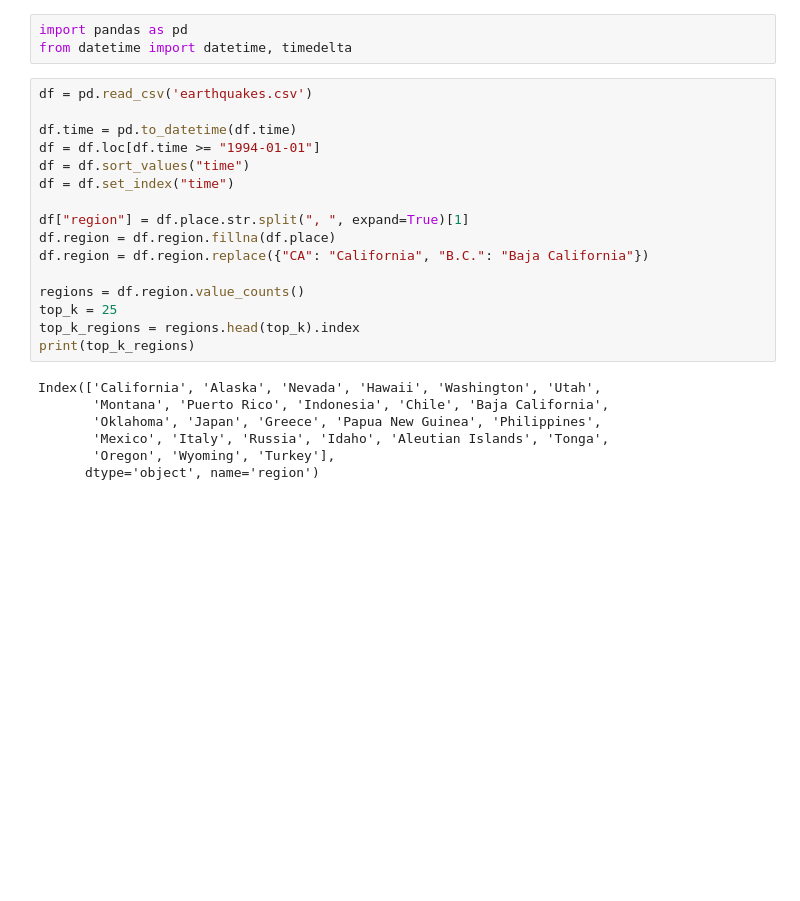
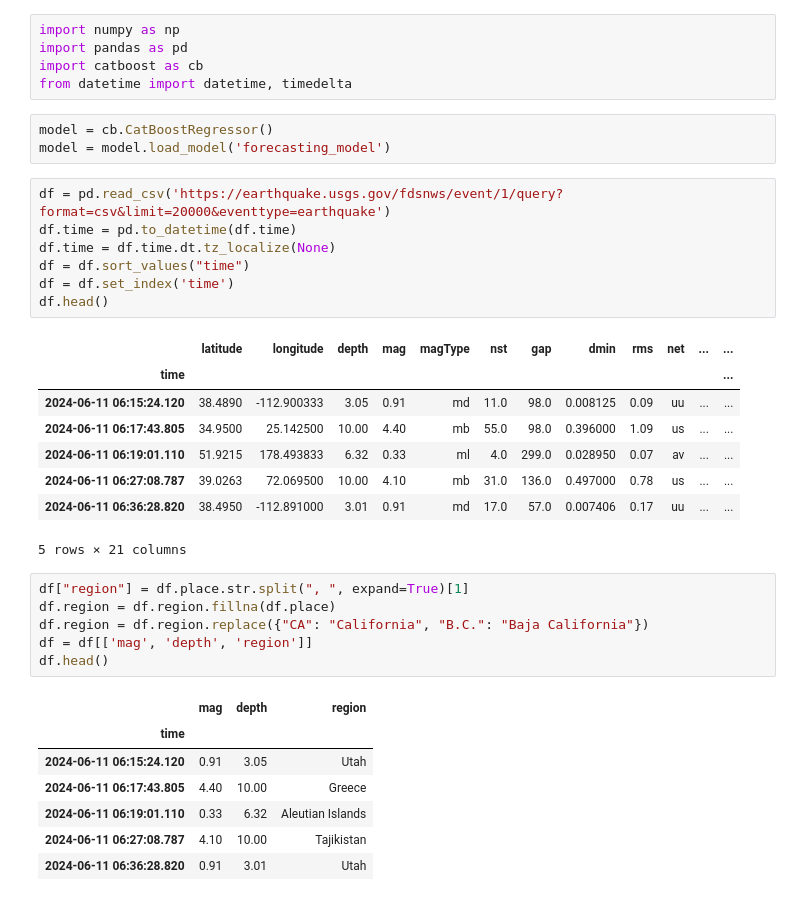
Before and after one commit to andre-anan-gilbert/llm-earthquake-forecasting, a Jupyter notebook: ml/test.ipynb, the cells around one changed output. Saved outputs shown, nothing was run; the diff lists cells and outputs as text; blank space fills up the shorter version.

```diff
--- a/ml/test.ipynb
+++ b/ml/test.ipynb
@@ -1,26 +1,38 @@
 # %%
+import numpy as np
 import pandas as pd
+import catboost as cb
 from datetime import datetime, timedelta
+# %%
+model = cb.CatBoostRegressor()
+model = model.load_model('forecasting_model')
+# %%
+df = pd.read_csv('https://earthquake.usgs.gov/fdsnws/event/1/query?format=csv&limit=20000&eventtype=earthquake')
+df.time = pd.to_datetime(df.time)
+df.time = df.time.dt.tz_localize(None)
+df = df.sort_values("time")
+df = df.set_index('time')
+df.head()
+# %% [output]
+|  | latitude | longitude | depth | mag | magType | nst | gap | dmin | rms | net | ... | ... |
+| time |  |  |  |  |  |  |  |  |  |  |  | ... |
+| 2024-06-11 06:15:24.120 | 38.4890 | -112.900333 | 3.05 | 0.91 | md | 11.0 | 98.0 | 0.008125 | 0.09 | uu | ... | ... |
+| 2024-06-11 06:17:43.805 | 34.9500 | 25.142500 | 10.00 | 4.40 | mb | 55.0 | 98.0 | 0.396000 | 1.09 | us | ... | ... |
+| 2024-06-11 06:19:01.110 | 51.9215 | 178.493833 | 6.32 | 0.33 | ml | 4.0 | 299.0 | 0.028950 | 0.07 | av | ... | ... |
+| 2024-06-11 06:27:08.787 | 39.0263 | 72.069500 | 10.00 | 4.10 | mb | 31.0 | 136.0 | 0.497000 | 0.78 | us | ... | ... |
+| 2024-06-11 06:36:28.820 | 38.4950 | -112.891000 | 3.01 | 0.91 | md | 17.0 | 57.0 | 0.007406 | 0.17 | uu | ... | ... |
+5 rows × 21 columns
 # %%
-df = pd.read_csv('earthquakes.csv')
-
-df.time = pd.to_datetime(df.time)
-df = df.loc[df.time >= "1994-01-01"]
-df = df.sort_values("time")
-df = df.set_index("time")
-
 df["region"] = df.place.str.split(", ", expand=True)[1]
 df.region = df.region.fillna(df.place)
 df.region = df.region.replace({"CA": "California", "B.C.": "Baja California"})
-
-regions = df.region.value_counts()
-top_k = 25
-top_k_regions = regions.head(top_k).index
-print(top_k_regions)
+df = df[['mag', 'depth', 'region']]
+df.head()
 # %% [output]
-Index(['California', 'Alaska', 'Nevada', 'Hawaii', 'Washington', 'Utah',
-       'Montana', 'Puerto Rico', 'Indonesia', 'Chile', 'Baja California',
-       'Oklahoma', 'Japan', 'Greece', 'Papua New Guinea', 'Philippines',
-       'Mexico', 'Italy', 'Russia', 'Idaho', 'Aleutian Islands', 'Tonga',
-       'Oregon', 'Wyoming', 'Turkey'],
-      dtype='object', name='region')
+|  | mag | depth | region |
+| time |  |  |  |
+| 2024-06-11 06:15:24.120 | 0.91 | 3.05 | Utah |
+| 2024-06-11 06:17:43.805 | 4.40 | 10.00 | Greece |
+| 2024-06-11 06:19:01.110 | 0.33 | 6.32 | Aleutian Islands |
+| 2024-06-11 06:27:08.787 | 4.10 | 10.00 | Tajikistan |
+| 2024-06-11 06:36:28.820 | 0.91 | 3.01 | Utah |
```
Also changed, not shown: parts of 13 cells of this notebook, 4 other files.
